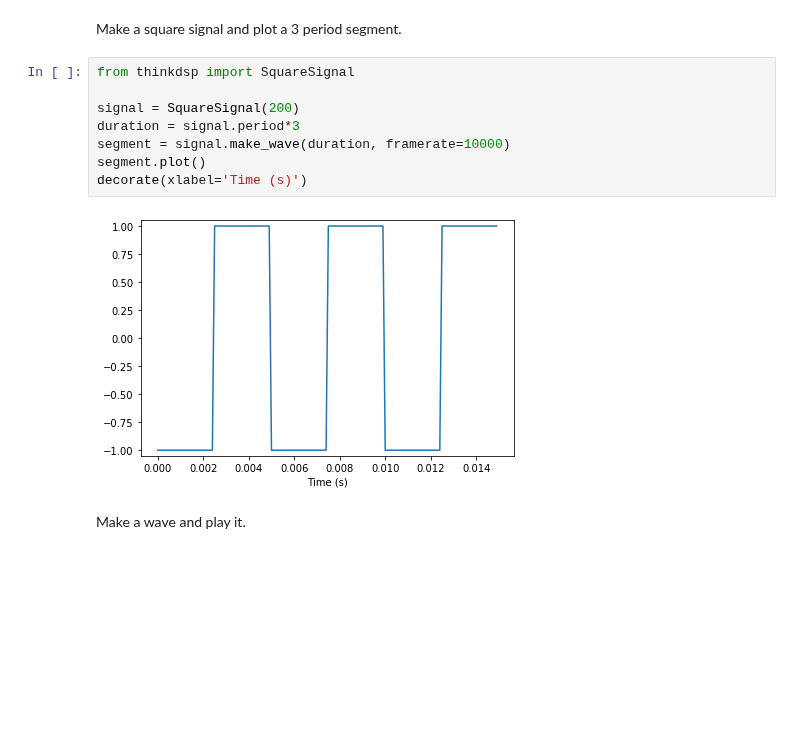
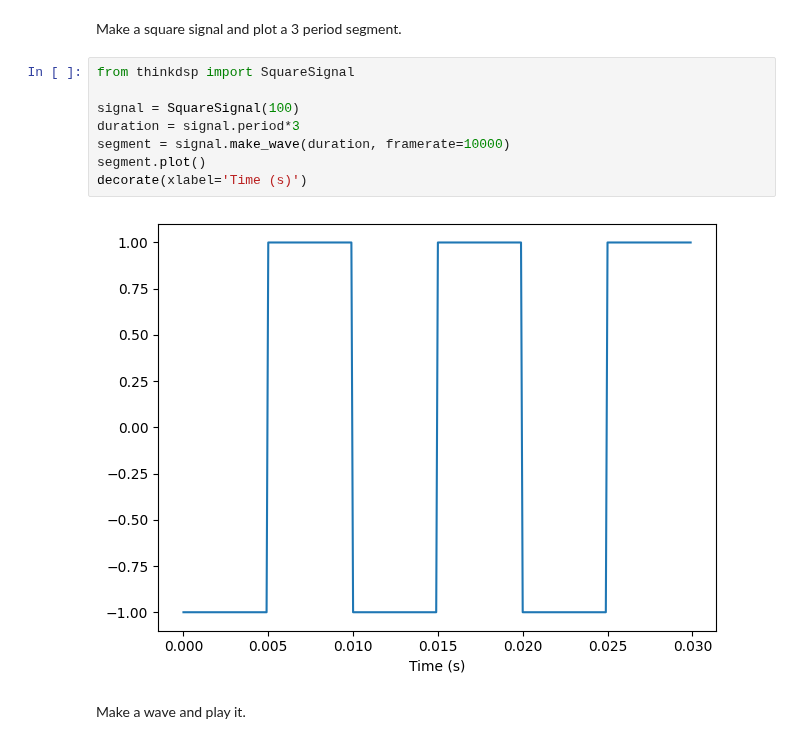
Before and after one commit to brfrmhvn/ThinkDSP, a Jupyter notebook: code/chap02.ipynb, the cells around one changed output. Cells and saved outputs as stored; diff of their text form; blank space fills up the shorter version.

```diff
--- a/code/chap02.ipynb
+++ b/code/chap02.ipynb
@@ -51,13 +49,13 @@ Make a square signal and plot a 3 period segment.
 # %%
 from thinkdsp import SquareSignal
 
-signal = SquareSignal(200)
+signal = SquareSignal(100)
 duration = signal.period*3
 segment = signal.make_wave(duration, framerate=10000)
 segment.plot()
 decorate(xlabel='Time (s)')
 # %% [output]
-[figure, old version]
+[figure, new version]
 # %% [markdown]
 Make a wave and play it.
 # %%
```
Also changed, not shown: parts of 36 cells of this notebook.
